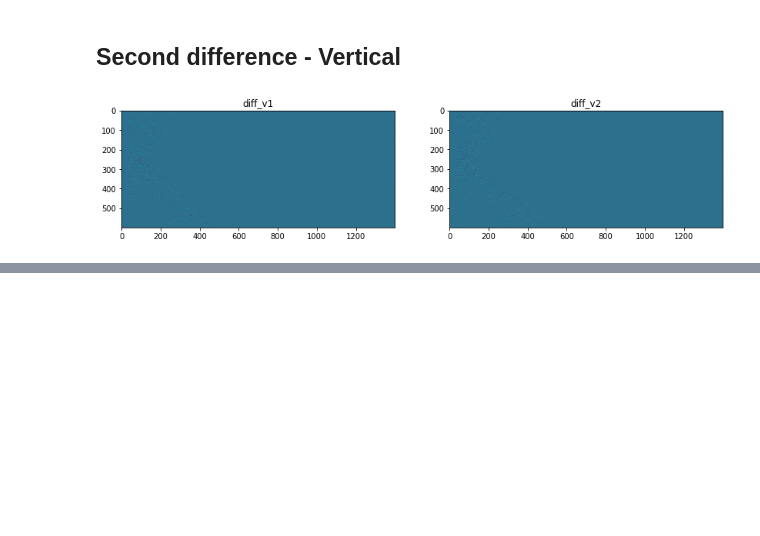
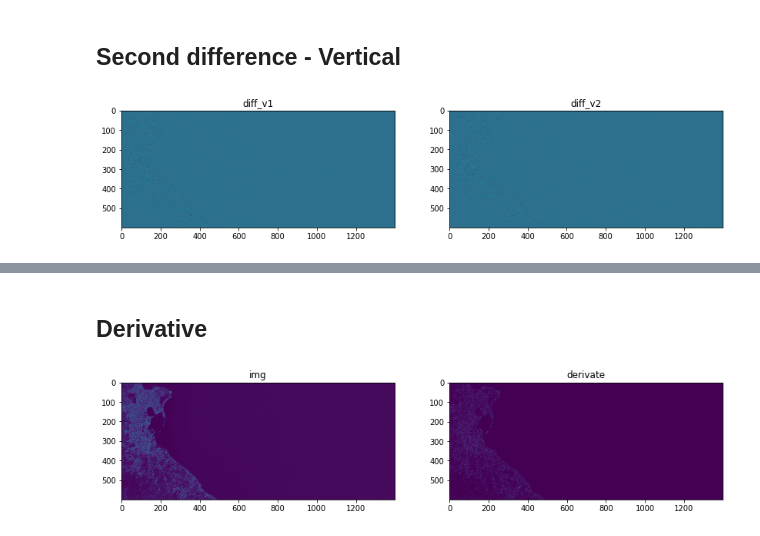
Before and after one commit to BasileR/plastic_detection_from_space, a Jupyter notebook: Image_Gaspard.ipynb, the cells around one changed output, grey strips where cells are left out. Saved outputs shown, nothing was run; the diff lists cells and outputs as text; code cells hidden in the pictures; blank space fills up the shorter version.

```diff
--- a/Image_Gaspard.ipynb
+++ b/Image_Gaspard.ipynb
@@ -225,0 +241,15 @@ show_image(diff_crop_v, 'Diff Crop')
+# %% [markdown]
+## Derivative
+# %%
+def derivate(img, padding=True):
+    diff_h = difference_h(img, padding)
+    diff_v = difference_v(img, padding)
+    #show_2_images(diff_h, diff_v, 'diff_h', 'diff_v')
+    return np.sqrt(diff_h[:-1,:]**2 + diff_v[:,:-1]**2)
+# %%
+img = arrayM1[...,3]
+
+deri = derivate(img, padding=True)
+show_2_images(img, deri, 'img', 'derivate')
+# %% [output]
+[figure, added]
```
Also changed, not shown: parts of 13 cells of this notebook, 10 other files.
